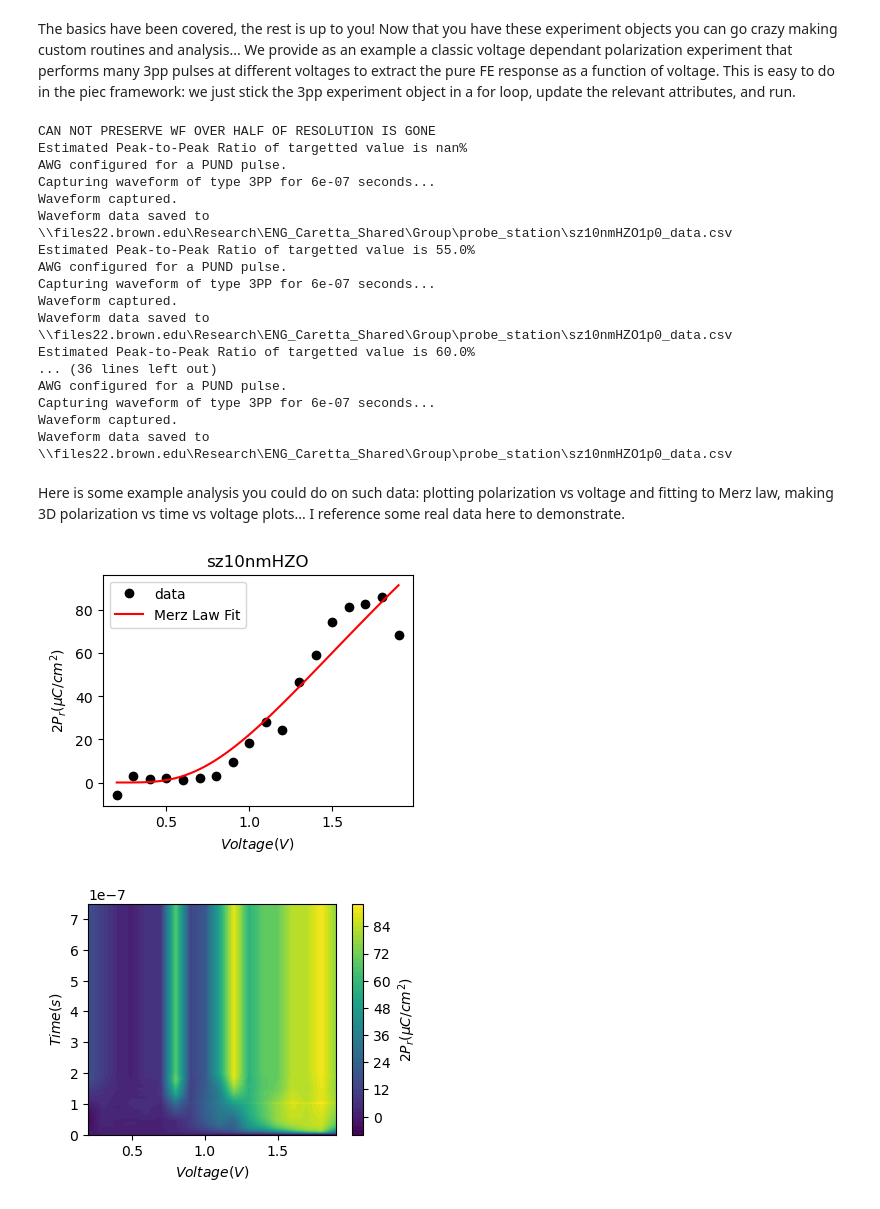
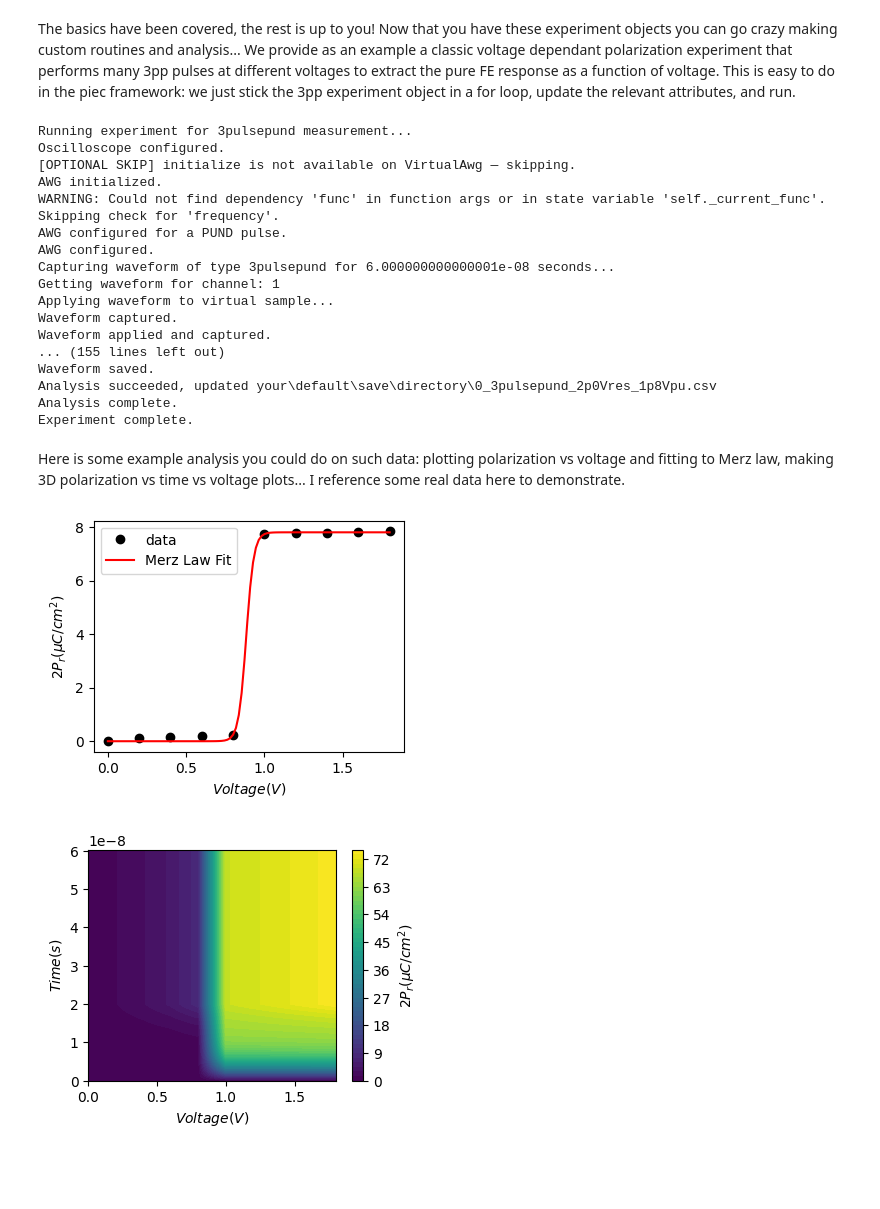
Before and after one commit to TransluSci/piec, a Jupyter notebook: Measurements/Ferroelectric Testing/FE_testing.ipynb, the cells around one changed output. Drawn from its saved outputs; the diff is of its cells as text; code cells hidden in the pictures; blank space fills up the shorter version.

```diff
--- a/Measurements/Ferroelectric Testing/FE_testing.ipynb
+++ b/Measurements/Ferroelectric Testing/FE_testing.ipynb
@@ -55,7 +57,7 @@ As a general note aboout these measurements: the captured waveform will often be
 
 path = r"your\default\save\directory" # path to save data
 
-voltage = 0.5 # voltage amplitude of the applied triangle wave (V)
+voltage = 3.0 # voltage amplitude of the applied triangle wave (V)
 frequency = 1.0e6 # frequency of the applied triangle wave (Hz)
 voltage_scale = 1 # scale of one y division on the oscilloscope (V), needs to be small enough to be sensitive to the response, but not so small that the signal clips
 n_cycles = 2 # how many full voltage cycles to apply, it is good to have at least two to check that successive loops are giving the same response
@@ -173,24 +192,24 @@ The basics have been covered, the rest is up to you! Now that you have these exp
 # %%
 ### VARIABLE DEFINITIONS ###
 
-directory = r"\\files22.brown.edu\Research\ENG_Caretta_Shared\Group\probe_station\sz10nmHZO" # path to save data, make sure directory exists and you have permissions
+path = r"your\default\save\directory" # path to save data
 
 measurement_voltage_start = 0.0 # lowest measurement pulse amplitude to measure (V)
 measurement_voltage_stop = 2.0 # highest measurement pulse amplitude to measure (V)
 measurement_voltage_step = 0.2 # difference between successive 3pp measurement pulses (V)
 
-measurement_pulsewidth = 1.0e-7 # width of the measurement pulse (s)
-measurement_pulsedelay = 1.0e-7 # delay between the two measurement pulses (s)
+measurement_pulsewidth = 1.0e-8 # width of the measurement pulse (s)
+measurement_pulsedelay = 1.0e-8 # delay between the two measurement pulses (s)
 
 reset_voltage = 2.0 # voltage amplitude of the negative reset pulse (V), this should be large enough to saturate the FE response
-reset_pulsewidth = 1.0e-7 # width of the reset pulse (s)
-reset_pulsedelay = 1.0e-7 # delay between reset and measurment pulses (s)
+reset_pulsewidth = 1.0e-8 # width of the reset pulse (s)
+reset_pulsedelay = 1.0e-8 # delay between reset and measurment pulses (s)
 
 voltage_scale = 0.01 # scale of one y division on the oscilloscope (V), needs to be small enough to be sensitive to the response, but not so small that the signal clips
 
 area = 3.14*(5e-6)**2 # area of the measured capacitor (m^2), used to convert from charge to polarization
 
-time_offset = 1.5e-7 # time between the trigger and the start of the voltage response (s), not used if automatic_timeshift=True
+time_offset = 1.5e-8 # time between the trigger and the start of the voltage response (s), not used if automatic_timeshift=True
 
 show_plots = False
 save_plots = True
@@ -201,28 +220,28 @@ automatic_timeshift = True
 experiment = ThreePulsePund(awg, osc, # initialize the experiment object with specified attributes
                                 reset_amp=reset_voltage, reset_delay=reset_pulsedelay, reset_width=reset_pulsewidth,
                                 p_u_delay=measurement_pulsedelay, p_u_width=measurement_pulsewidth,
-                                v_div=voltage_scale, area=area, save_dir=directory)
+                                v_div=voltage_scale, area=area, save_dir=path)
 
 for measurement_voltage in np.arange(measurement_voltage_start, measurement_voltage_stop, measurement_voltage_step): # for loop over voltage
     experiment.p_u_amp = measurement_voltage # update measument voltage attribute
     experiment.run_experiment() # run the experiment, this will save raw+analyzed data+plots in the specified directory
 # %% [output]
-CAN NOT PRESERVE WF OVER HALF OF RESOLUTION IS GONE
-Estimated Peak-to-Peak Ratio of targetted value is nan%
+Running experiment for 3pulsepund measurement...
+Oscilloscope configured.
+[OPTIONAL SKIP] initialize is not available on VirtualAwg — skipping.
+AWG initialized.
+WARNING: Could not find dependency 'func' in function args or in state variable 'self._current_func'. Skipping check for 'frequency'.
 AWG configured for a PUND pulse.
-Capturing waveform of type 3PP for 6e-07 seconds...
+AWG configured.
+Capturing waveform of type 3pulsepund for 6.000000000000001e-08 seconds...
+Getting waveform for channel: 1
+Applying waveform to virtual sample...
 Waveform captured.
-Waveform data saved to \\files22.brown.edu\Research\ENG_Caretta_Shared\Group\probe_station\sz10nmHZO1p0_data.csv
-Estimated Peak-to-Peak Ratio of targetted value is 55.0%
-AWG configured for a PUND pulse.
-Capturing waveform of type 3PP for 6e-07 seconds...
-Waveform captured.
-Waveform data saved to \\files22.brown.edu\Research\ENG_Caretta_Shared\Group\probe_station\sz10nmHZO1p0_data.csv
-Estimated Peak-to-Peak Ratio of targetted value is 60.0%
-... (36 lines left out)
-AWG configured for a PUND pulse.
-Capturing waveform of type 3PP for 6e-07 seconds...
-Waveform captured.
-Waveform data saved to \\files22.brown.edu\Research\ENG_Caretta_Shared\Group\probe_station\sz10nmHZO1p0_data.csv
+Waveform applied and captured.
+... (155 lines left out)
+Waveform saved.
+Analysis succeeded, updated your\default\save\directory\0_3pulsepund_2p0Vres_1p8Vpu.csv
+Analysis complete.
+Experiment complete.
 # %% [markdown]
 Here is some example analysis you could do on such data: plotting polarization vs voltage and fitting to Merz law, making 3D polarization vs time vs voltage plots... I reference some real data here to demonstrate.
@@ -236,42 +248,50 @@ directory = r'\\files22.brown.edu\Research\ENG_Caretta_Shared\Group\probe_statio
+# %%
+from scipy.optimize import curve_fit
+
+def merz_model(x, Psat = 50, k=10.0, Ec=0.0):
+    return Psat / (1.0 + np.exp(-k * (x - Ec)))
 # %%
 voltages, polarizations = [], []
 
 # loop over choice directory with V scaling 3pp data
-for file in os.listdir(directory):
+for file in os.listdir(path):
     if '.csv' in file:
-        metadata, data = standard_csv_to_metadata_and_data(os.path.join(directory, file)) # read data with helper function
-        if metadata['type'].values[0] == '3PP': # we can leverage the metadata to filter for just the type of experiments we want
+        try:
+            metadata, data = standard_csv_to_metadata_and_data(os.path.join(path, file)) # read data with helper function
+        except:
+            print(f'Could not read: {file}')
+
+        if metadata['mtype'].values[0] == '3pulsepund': # we can leverage the metadata to filter for just the type of experiments we want
             voltage = metadata['p_u_amp'].values[0]
             voltages.append(voltage)
             polarizations.append(data['dP (uC/cm^2)'].values[50])
 
 # fit to some physical models! why not? science!
-popt, _ = curve_fit(merz, voltages, polarizations,)
+popt, _ = curve_fit(merz_model, voltages, polarizations, p0 = (50, 1, 1))
 
 x_fit = np.linspace(min(voltages), max(voltages), 100)
-y_fit = merz(x_fit, *popt)
+y_fit = merz_model(x_fit, *popt)
 
 # make pretty plots! The world is your oyster!
 fig, ax = plt.subplots(figsize=(4,3))
 ax.plot(voltages, polarizations, 'ko', label='data')
 ax.plot(x_fit, y_fit, 'r-', label='Merz Law Fit')
 ax.set_xlabel('$Voltage (V)$')
-ax.set_ylabel('$2P_r (\mu C/cm^2)$')
+ax.set_ylabel('$2P_r (\\mu C/cm^2)$')
 ax.legend()
-ax.set_title(directory.split('\\')[-1])
 plt.show()
 # %% [output]
-[figure, old version]
+[figure, new version]
 # %%
 voltages = []
 time_data = []
 polarization_data = []
 
 # Iterate through CSV files in the directory
-for file in os.listdir(directory):
+for file in os.listdir(path):
     if '.csv' in file:
-        metadata, data = standard_csv_to_metadata_and_data(os.path.join(directory, file)) # read data with helper function
-        if metadata['type'].values[0] == '3PP': # we can leverage the metadata to filter for just the type of experiments we want
+        metadata, data = standard_csv_to_metadata_and_data(os.path.join(path, file)) # read data with helper function
+        if metadata['mtype'].values[0] == '3pulsepund': # we can leverage the metadata to filter for just the type of experiments we want
 
             voltage = metadata['p_u_amp'].values[0]
             time = data['time (s)'].values
@@ -299,9 +319,9 @@ for i, (time, polarization) in enumerate(zip(time_data, polarization_data)):
 # Plot contour
 plt.figure(figsize=(4,3))
 contour = plt.contourf(voltage_grid, time_grid, polarization_grid, levels=50, cmap='viridis')
-plt.colorbar(contour, label='$2P_r (\mu C/cm^2)$')
+plt.colorbar(contour, label='$2P_r (\\mu C/cm^2)$')
 plt.xlabel('$Voltage (V)$')
 plt.ylabel('$Time (s)$')
 plt.show()
 # %% [output]
-[figure, old version]
+[figure, new version]
```
Also changed, not shown: parts of 15 cells of this notebook, 5 other files.
